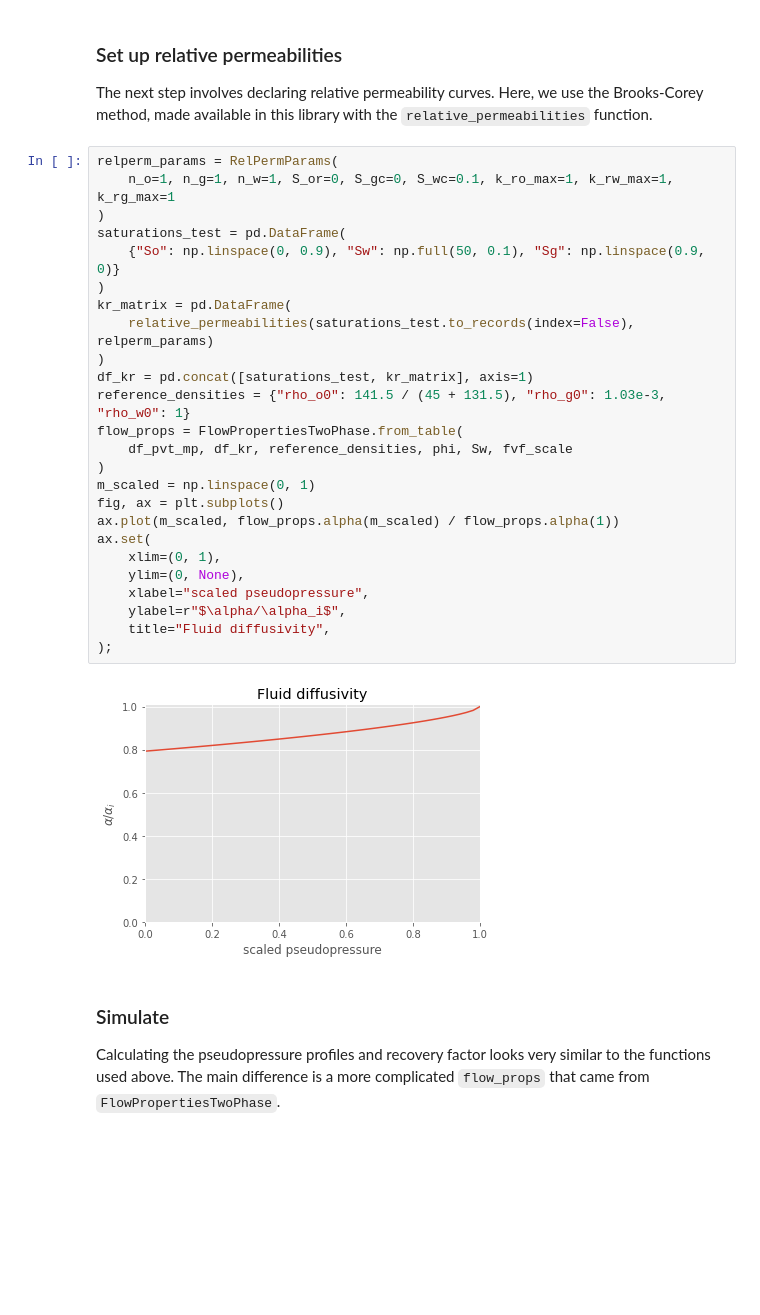
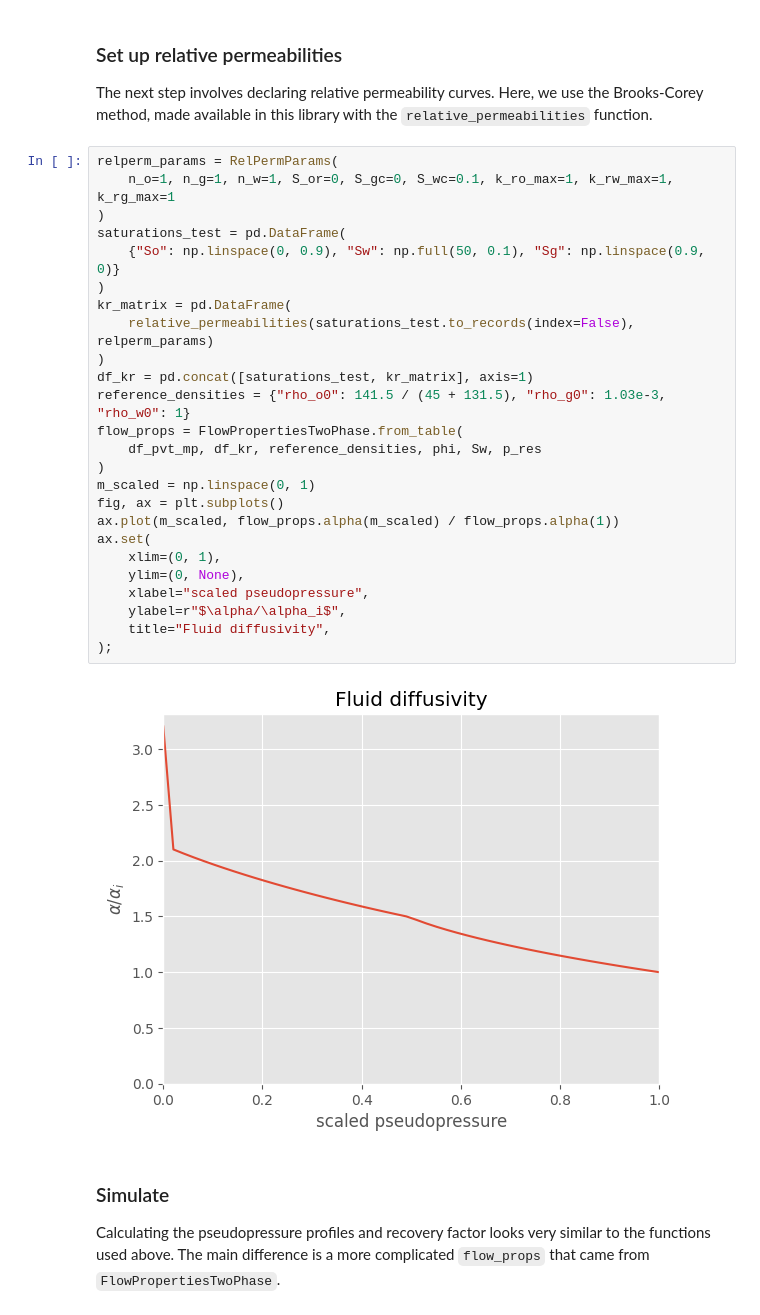
Before and after one commit to frank1010111/bluebonnet, a Jupyter notebook: docs/flow.ipynb, the cells around one changed output. Cells and saved outputs as stored; diff of their text form; blank space fills up the shorter version.

```diff
--- a/docs/flow.ipynb
+++ b/docs/flow.ipynb
@@ -279,30 +276,30 @@ The next step involves declaring relative permeability curves. Here, we use the
 # %%
 relperm_params = RelPermParams(
     n_o=1, n_g=1, n_w=1, S_or=0, S_gc=0, S_wc=0.1, k_ro_max=1, k_rw_max=1, k_rg_max=1
 )
 saturations_test = pd.DataFrame(
     {"So": np.linspace(0, 0.9), "Sw": np.full(50, 0.1), "Sg": np.linspace(0.9, 0)}
 )
 kr_matrix = pd.DataFrame(
     relative_permeabilities(saturations_test.to_records(index=False), relperm_params)
 )
 df_kr = pd.concat([saturations_test, kr_matrix], axis=1)
 reference_densities = {"rho_o0": 141.5 / (45 + 131.5), "rho_g0": 1.03e-3, "rho_w0": 1}
 flow_props = FlowPropertiesTwoPhase.from_table(
-    df_pvt_mp, df_kr, reference_densities, phi, Sw, fvf_scale
+    df_pvt_mp, df_kr, reference_densities, phi, Sw, p_res
 )
 m_scaled = np.linspace(0, 1)
 fig, ax = plt.subplots()
 ax.plot(m_scaled, flow_props.alpha(m_scaled) / flow_props.alpha(1))
 ax.set(
     xlim=(0, 1),
     ylim=(0, None),
     xlabel="scaled pseudopressure",
     ylabel=r"$\alpha/\alpha_i$",
     title="Fluid diffusivity",
 );
 # %% [output]
-[figure, old version]
+[figure, new version]
 # %% [markdown]
 ### Simulate
 
```
Also changed, not shown: parts of 13 cells of this notebook, 1 other file.
